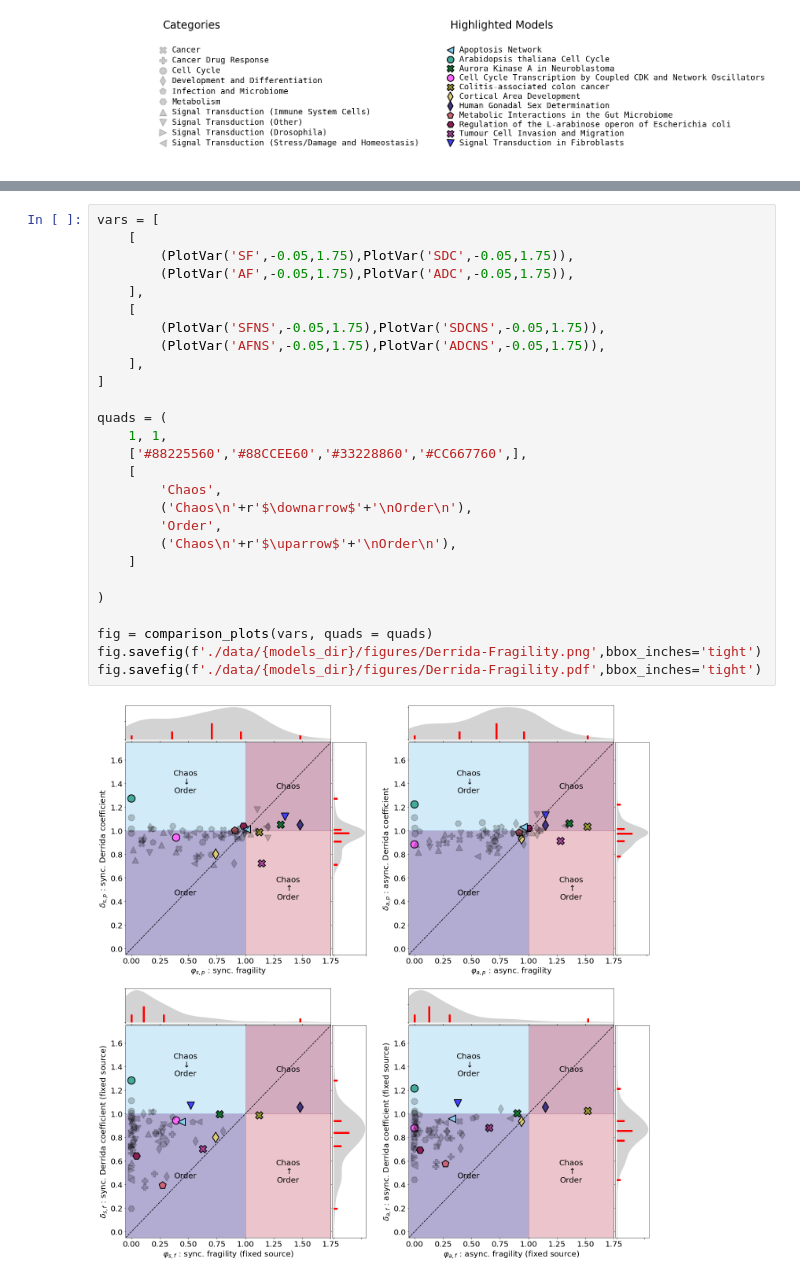
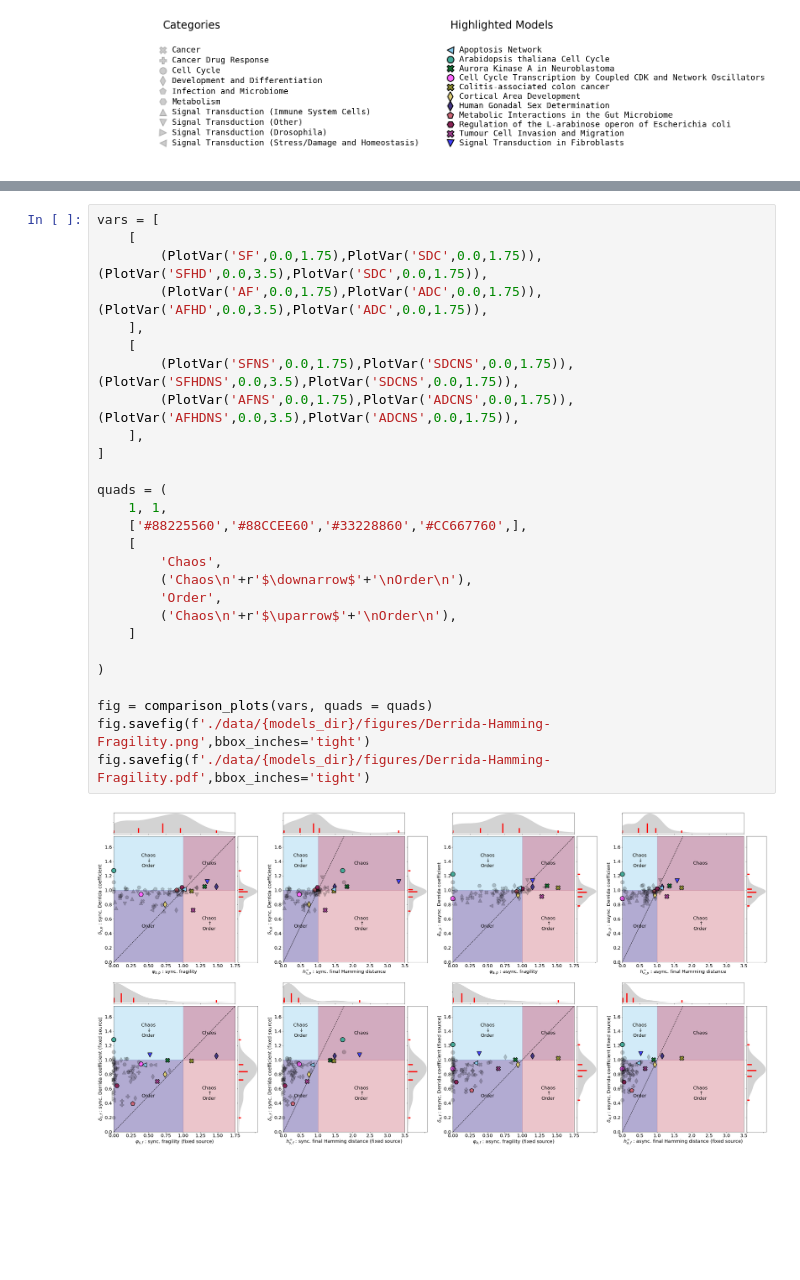
Before and after one commit to kyuhyongpark/cubewalkers-analysis, a Jupyter notebook: perturbation_output_analysis.ipynb, the cells around one changed output, grey strips where cells are left out. Drawn from its saved outputs; the diff is of its cells as text; blank space fills up the shorter version.

```diff
--- a/perturbation_output_analysis.ipynb
+++ b/perturbation_output_analysis.ipynb
@@ -364,29 +462,29 @@ fig.savefig(f'./data/{models_dir}/figures/fragility_comparison.pdf',bbox_inches=
 # %%
 vars = [
     [
-        (PlotVar('SF',-0.05,1.75),PlotVar('SDC',-0.05,1.75)),
-        (PlotVar('AF',-0.05,1.75),PlotVar('ADC',-0.05,1.75)),
+        (PlotVar('SF',0.0,1.75),PlotVar('SDC',0.0,1.75)),(PlotVar('SFHD',0.0,3.5),PlotVar('SDC',0.0,1.75)),
+        (PlotVar('AF',0.0,1.75),PlotVar('ADC',0.0,1.75)),(PlotVar('AFHD',0.0,3.5),PlotVar('ADC',0.0,1.75)),
     ],
     [
-        (PlotVar('SFNS',-0.05,1.75),PlotVar('SDCNS',-0.05,1.75)),
-        (PlotVar('AFNS',-0.05,1.75),PlotVar('ADCNS',-0.05,1.75)),
+        (PlotVar('SFNS',0.0,1.75),PlotVar('SDCNS',0.0,1.75)),(PlotVar('SFHDNS',0.0,3.5),PlotVar('SDCNS',0.0,1.75)),
+        (PlotVar('AFNS',0.0,1.75),PlotVar('ADCNS',0.0,1.75)),(PlotVar('AFHDNS',0.0,3.5),PlotVar('ADCNS',0.0,1.75)),
     ],
 ]
 
 quads = (
     1, 1,
     ['#88225560','#88CCEE60','#33228860','#CC667760',],
     [
         'Chaos',
         ('Chaos\n'+r'$\downarrow$'+'\nOrder\n'),
         'Order',
         ('Chaos\n'+r'$\uparrow$'+'\nOrder\n'),
     ]
 
 )
 
 fig = comparison_plots(vars, quads = quads)
-fig.savefig(f'./data/{models_dir}/figures/Derrida-Fragility.png',bbox_inches='tight')
-fig.savefig(f'./data/{models_dir}/figures/Derrida-Fragility.pdf',bbox_inches='tight')
+fig.savefig(f'./data/{models_dir}/figures/Derrida-Hamming-Fragility.png',bbox_inches='tight')
+fig.savefig(f'./data/{models_dir}/figures/Derrida-Hamming-Fragility.pdf',bbox_inches='tight')
 # %% [output]
-[figure, old version]
+[figure, new version]
```
Also changed, not shown: parts of 15 cells of this notebook, 23 other files.
